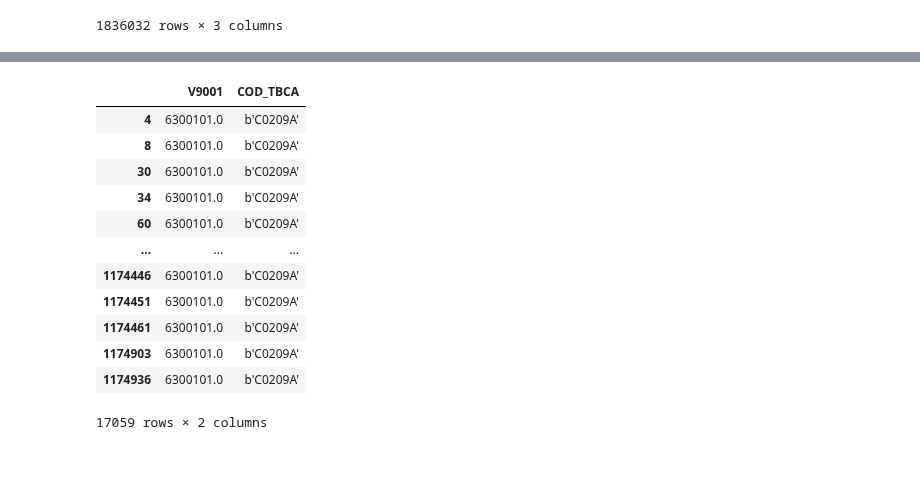
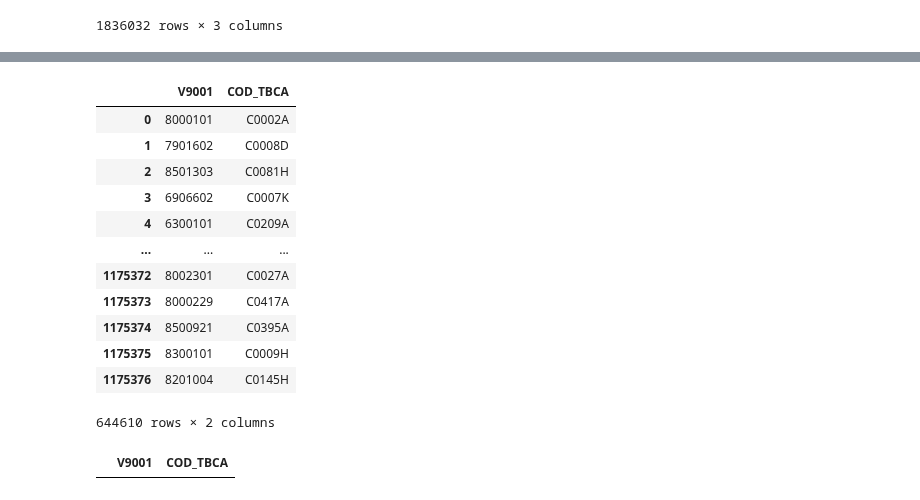
Before and after one commit to thalyson004/nutrition-study, a Jupyter notebook: notebooks/samples/014_create_food_cost_dataset.ipynb, the cells around one changed output, grey strips where cells are left out. Drawn from its saved outputs; the diff is of its cells as text; code cells hidden in the pictures; blank space fills up the shorter version.

```diff
--- a/notebooks/samples/014_create_food_cost_dataset.ipynb
+++ b/notebooks/samples/014_create_food_cost_dataset.ipynb
@@ -157,21 +200,23 @@ from app.components.extract_data.extract_data import getDfConsumo
 # %%
 dfConsumo = getDfConsumo()
 # %%
-dfConsumo[ ["V9001", "COD_TBCA"]][dfConsumo["V9001"]==6300101.0]
-# dfConsumo[ ["V9001", "COD_TBCA"]]
+# dfConsumo[ ["V9001", "COD_TBCA"]][dfConsumo["V9001"]==6300101.0] # Arropz polido
+# dfConsumo[ ["V9001", "COD_TBCA"]][dfConsumo["V9001"]==8581001.0] # Arropz polido
+# dfConsumo[ ["V9001", "COD_TBCA"]][dfConsumo["COD_TBCA"]=="C0013A"] # ARROZ CRU
+dfConsumo[ ["V9001", "COD_TBCA"]]
 # dfConsumo["V9001"].dtype
 # "8000101.0"
 # %% [output]
 |  | V9001 | COD_TBCA |
-| 4 | 6300101.0 | b'C0209A' |
-| 8 | 6300101.0 | b'C0209A' |
-| 30 | 6300101.0 | b'C0209A' |
-| 34 | 6300101.0 | b'C0209A' |
-| 60 | 6300101.0 | b'C0209A' |
+| 0 | 8000101 | C0002A |
+| 1 | 7901602 | C0008D |
+| 2 | 8501303 | C0081H |
+| 3 | 6906602 | C0007K |
+| 4 | 6300101 | C0209A |
 | ... | ... | ... |
-| 1174446 | 6300101.0 | b'C0209A' |
-| 1174451 | 6300101.0 | b'C0209A' |
-| 1174461 | 6300101.0 | b'C0209A' |
-| 1174903 | 6300101.0 | b'C0209A' |
-| 1174936 | 6300101.0 | b'C0209A' |
+| 1175372 | 8002301 | C0027A |
+| 1175373 | 8000229 | C0417A |
+| 1175374 | 8500921 | C0395A |
+| 1175375 | 8300101 | C0009H |
+| 1175376 | 8201004 | C0145H |
-17059 rows × 2 columns
+644610 rows × 2 columns
@@ -177,0 +226,4 @@ dfConsumo[ ["V9001", "COD_TBCA"]][dfConsumo["V9001"]==6300101.0]
+# %%
+dfConsumo[ ["V9001", "COD_TBCA"]][dfConsumo["V9001"]==float(v9001)] # Arropz polido
+# %% [output]
+|  | V9001 | COD_TBCA |
```
Also changed, not shown: parts of 7 cells of this notebook, 2 other files.
